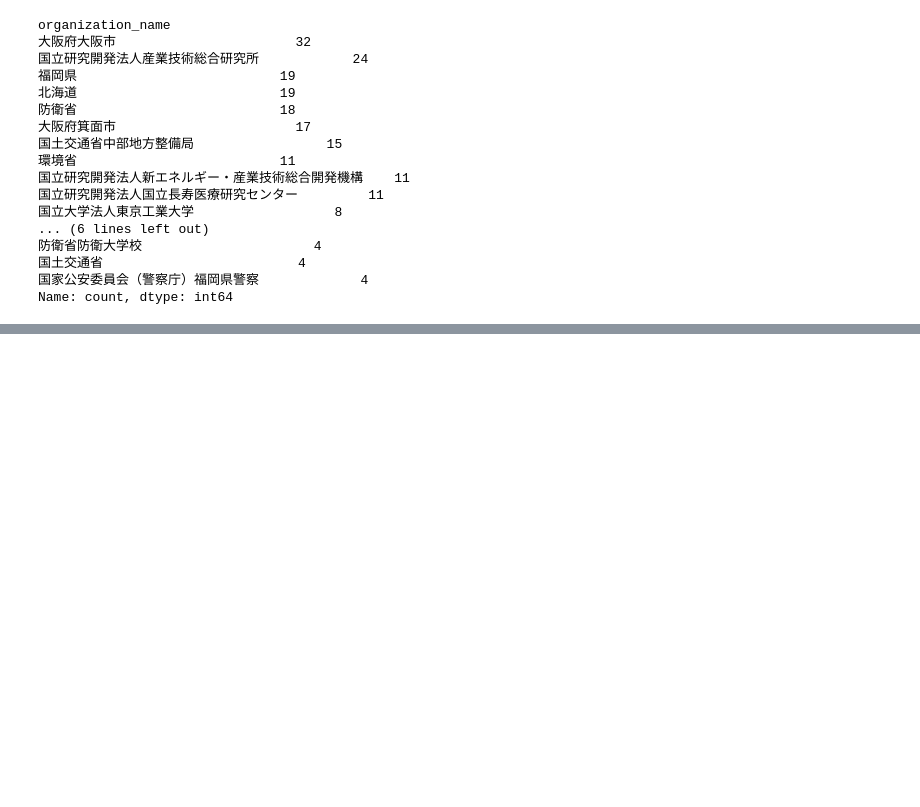
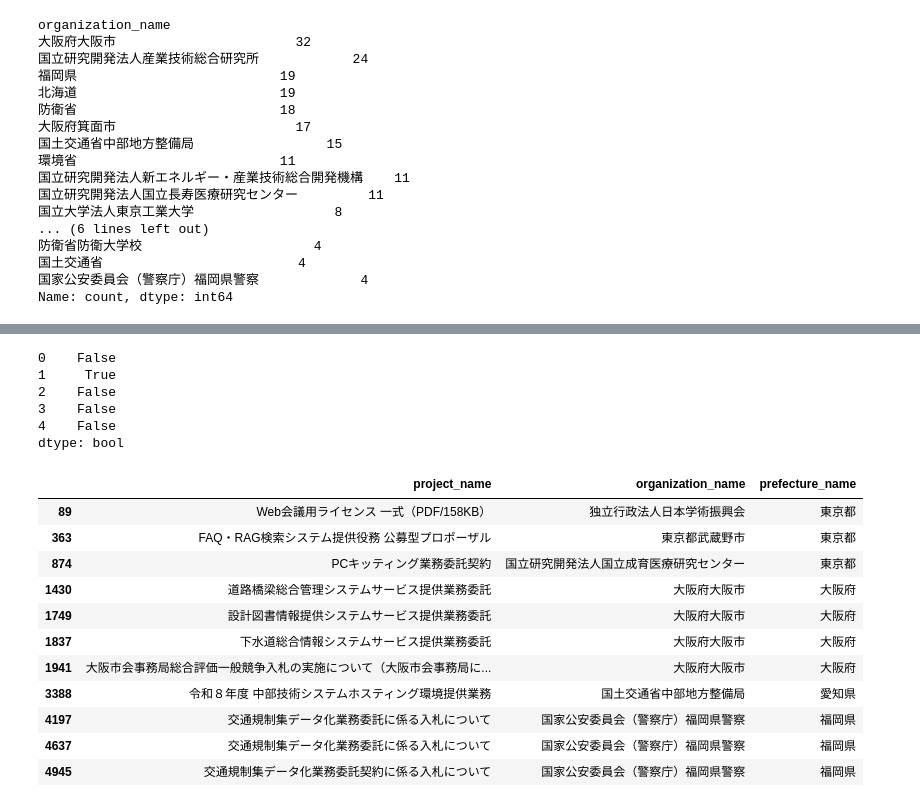
Before and after one commit to syamas77/jp-govtenders, a Jupyter notebook: softwareprocurement.ipynb, the cells around one changed output, grey strips where cells are left out. Saved outputs shown, nothing was run; the diff lists cells and outputs as text; code cells hidden in the pictures; blank space fills up the shorter version.

Commit message:
added taxonomy validation for it related procurements

```diff
--- a/softwareprocurement.ipynb
+++ b/softwareprocurement.ipynb
@@ -465,0 +632,51 @@ Name: count, dtype: int64
+# %%
+old_it_related = pd.Series(
+       False,
+       index=service_notices.index,
+   )
+
+for pattern in old_it_patterns.values():
+       old_it_related = (
+           old_it_related
+           | service_notices["project_name"].str.contains(
+               pattern,
+               case=False,
+               na=False,
+               regex=True,
+           )
+       )
+# %%
+old_it_related.head(5)
+# %% [output]
+0    False
+1     True
+2    False
+3    False
+4    False
+dtype: bool
+# %%
+newly_matched = service_notices[
+       service_notices["it_related"]
+       & ~old_it_related
+   ]
+# %%
+newly_matched[
+       [
+           "project_name",
+           "organization_name",
+           "prefecture_name",
+       ]
+   ]
+# %% [output]
+|  | project_name | organization_name | prefecture_name |
+| 89 | Web会議用ライセンス 一式（PDF/158KB） | 独立行政法人日本学術振興会 | 東京都 |
+| 363 | FAQ・RAG検索システム提供役務 公募型プロポーザル | 東京都武蔵野市 | 東京都 |
+| 874 | PCキッティング業務委託契約 | 国立研究開発法人国立成育医療研究センター | 東京都 |
+| 1430 | 道路橋梁総合管理システムサービス提供業務委託 | 大阪府大阪市 | 大阪府 |
+| 1749 | 設計図書情報提供システムサービス提供業務委託 | 大阪府大阪市 | 大阪府 |
+| 1837 | 下水道総合情報システムサービス提供業務委託 | 大阪府大阪市 | 大阪府 |
+| 1941 | 大阪市会事務局総合評価一般競争入札の実施について（大阪市会事務局に... | 大阪府大阪市 | 大阪府 |
+| 3388 | 令和８年度 中部技術システムホスティング環境提供業務 | 国土交通省中部地方整備局 | 愛知県 |
+| 4197 | 交通規制集データ化業務委託に係る入札について | 国家公安委員会（警察庁）福岡県警察 | 福岡県 |
+| 4637 | 交通規制集データ化業務委託に係る入札について | 国家公安委員会（警察庁）福岡県警察 | 福岡県 |
+| 4945 | 交通規制集データ化業務委託契約に係る入札について | 国家公安委員会（警察庁）福岡県警察 | 福岡県 |
```
Also changed, not shown: parts of 14 cells of this notebook, 7 other files.
